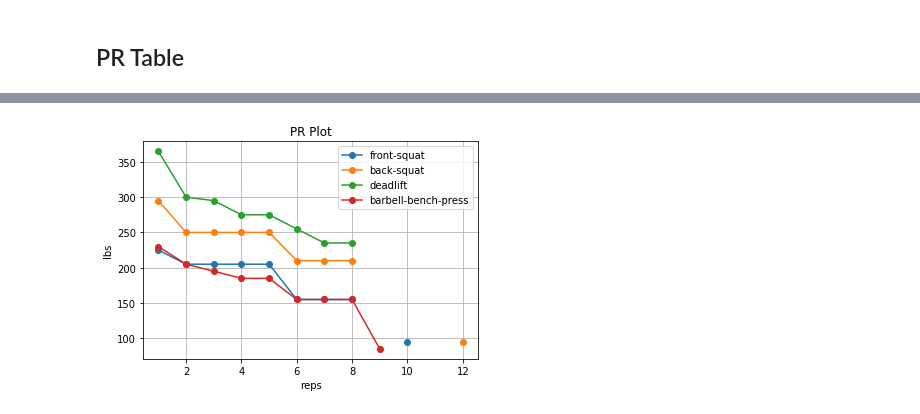
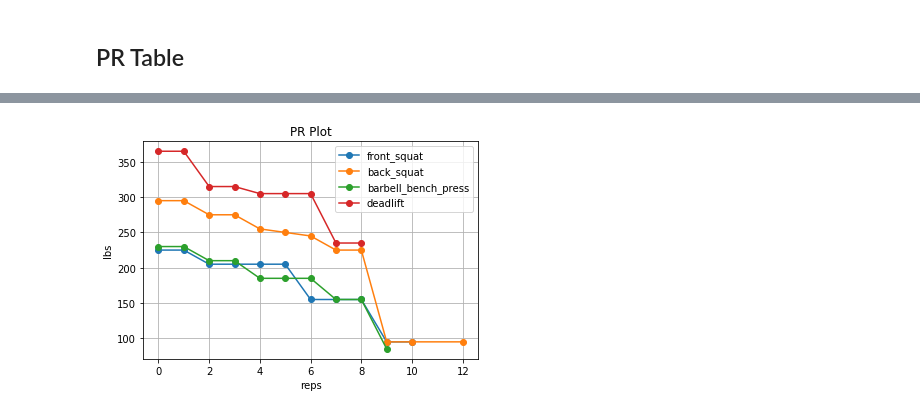
Before and after one commit to hnagib/WodUp-Scraper, a Jupyter notebook: notebooks/hn-wodup-crawler.ipynb, the cells around one changed output, grey strips where cells are left out. Saved outputs shown, nothing was run; the diff lists cells and outputs as text; code cells hidden in the pictures.

```diff
--- a/notebooks/hn-wodup-crawler.ipynb
+++ b/notebooks/hn-wodup-crawler.ipynb
@@ -148,7 +172,9 @@ df_pr
+# %%
+df_pr = pd.read_csv('../data/hasannagib-pr-table.csv').set_index('reps')
 # %%
-df_pr.drop(columns=['date']).plot(style='o-');
+df_pr.plot(y=['front_squat', 'back_squat', 'barbell_bench_press', 'deadlift'], style='o-');
 plt.grid()
 plt.ylabel('lbs');
 plt.title('PR Plot');
 # %% [output]
-[figure, old version]
+[figure, new version]
```
Also changed, not shown: parts of 8 cells of this notebook, 6 other files.
